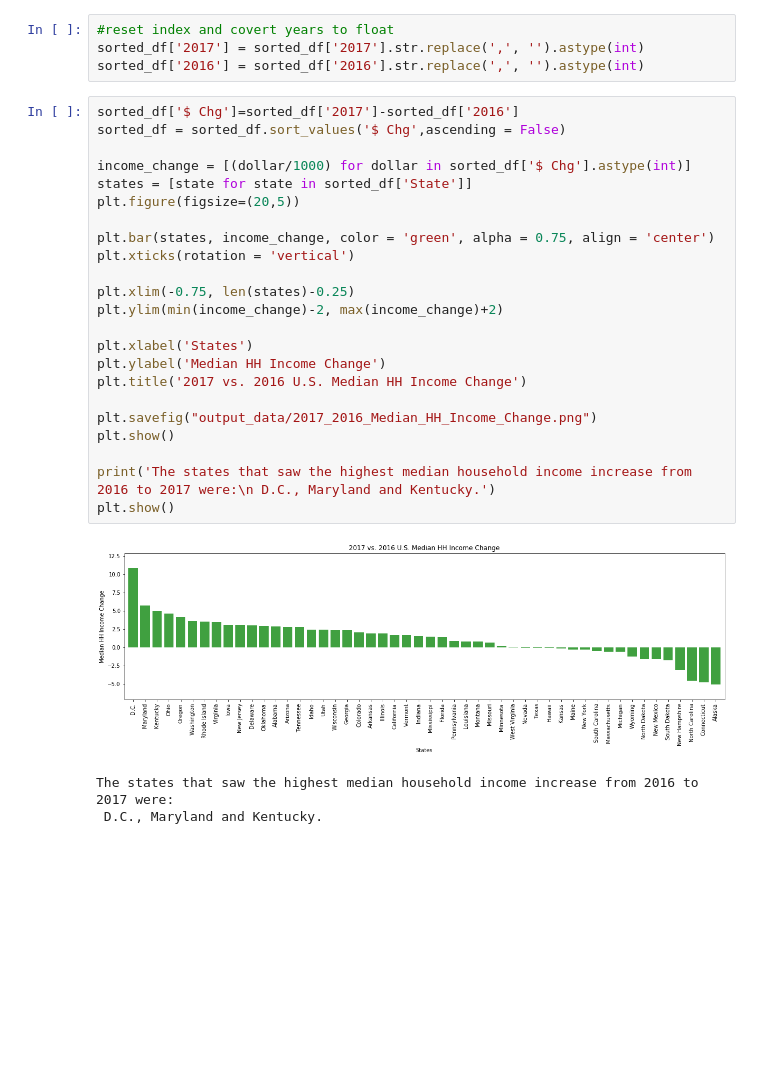
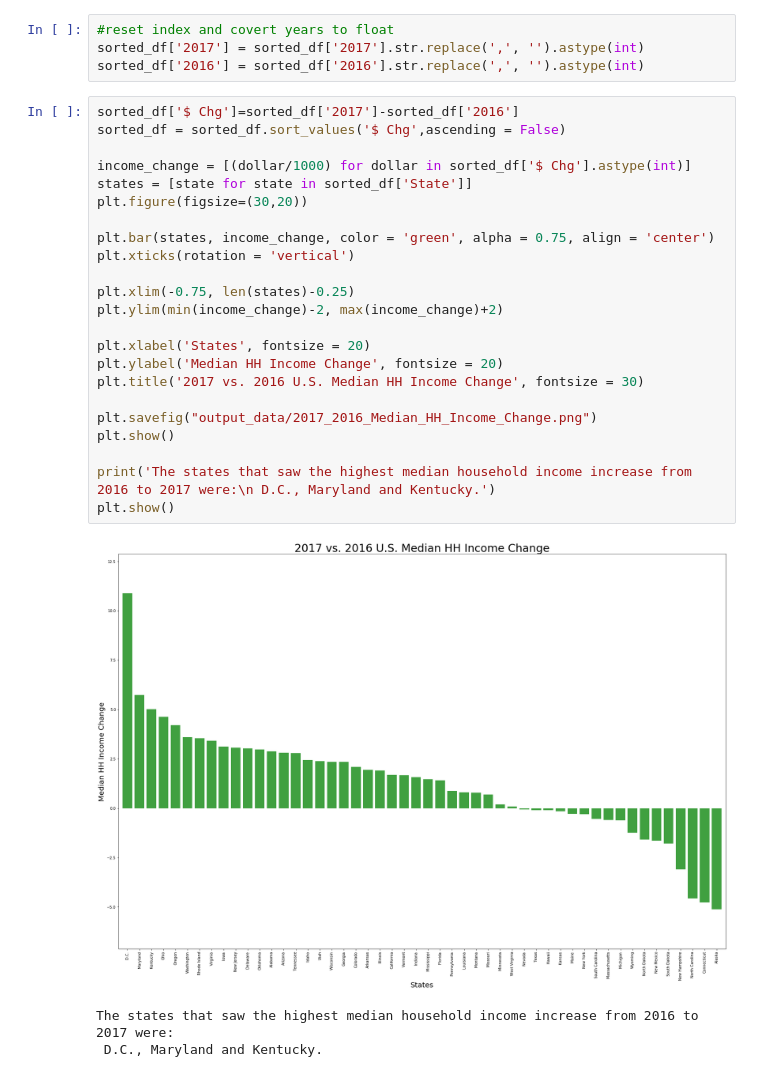
Before and after one commit to calderon0423/Commitment-Issues, a Jupyter notebook: Median_Household_Income.ipynb, the cells around one changed output. Drawn from its saved outputs; the diff is of its cells as text; blank space fills up the shorter version.

```diff
--- a/Median_Household_Income.ipynb
+++ b/Median_Household_Income.ipynb
@@ -116,27 +116,27 @@ sorted_df['2016'] = sorted_df['2016'].str.replace(',', '').astype(int)
 # %%
 sorted_df['$ Chg']=sorted_df['2017']-sorted_df['2016']
 sorted_df = sorted_df.sort_values('$ Chg',ascending = False)
 
 income_change = [(dollar/1000) for dollar in sorted_df['$ Chg'].astype(int)]
 states = [state for state in sorted_df['State']]
-plt.figure(figsize=(20,5))
+plt.figure(figsize=(30,20))
 
 plt.bar(states, income_change, color = 'green', alpha = 0.75, align = 'center')
 plt.xticks(rotation = 'vertical')
 
 plt.xlim(-0.75, len(states)-0.25)
 plt.ylim(min(income_change)-2, max(income_change)+2)
 
-plt.xlabel('States')
-plt.ylabel('Median HH Income Change')
-plt.title('2017 vs. 2016 U.S. Median HH Income Change')
+plt.xlabel('States', fontsize = 20)
+plt.ylabel('Median HH Income Change', fontsize = 20)
+plt.title('2017 vs. 2016 U.S. Median HH Income Change', fontsize = 30)
 
 plt.savefig("output_data/2017_2016_Median_HH_Income_Change.png")
 plt.show()
 
 print('The states that saw the highest median household income increase from 2016 to 2017 were:\n D.C., Maryland and Kentucky.')
 plt.show()
 # %% [output]
-[figure, old version]
+[figure, new version]
 The states that saw the highest median household income increase from 2016 to 2017 were:
  D.C., Maryland and Kentucky.
```
Also changed, not shown: parts of 2 cells of this notebook, 4 other files.
